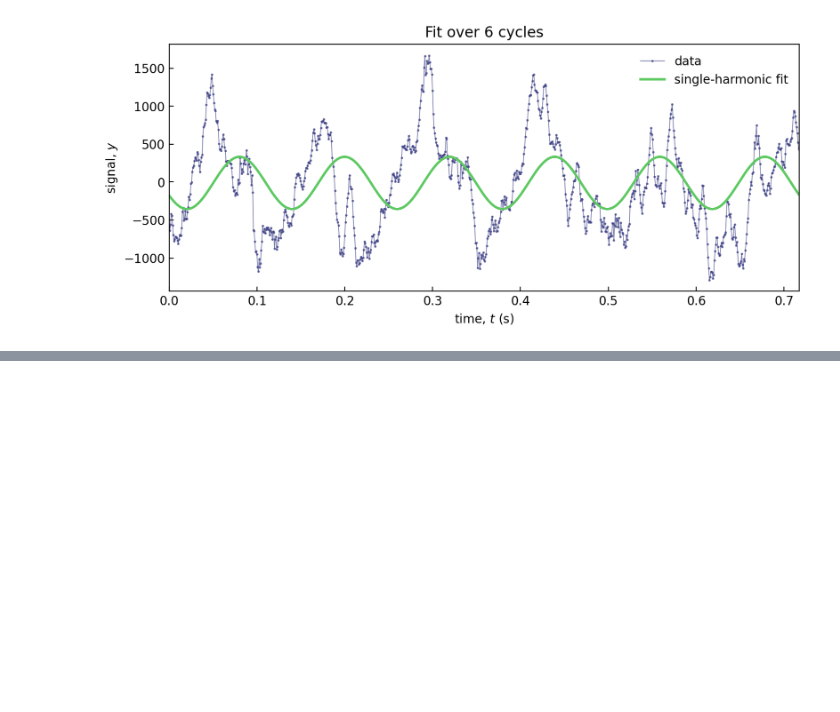
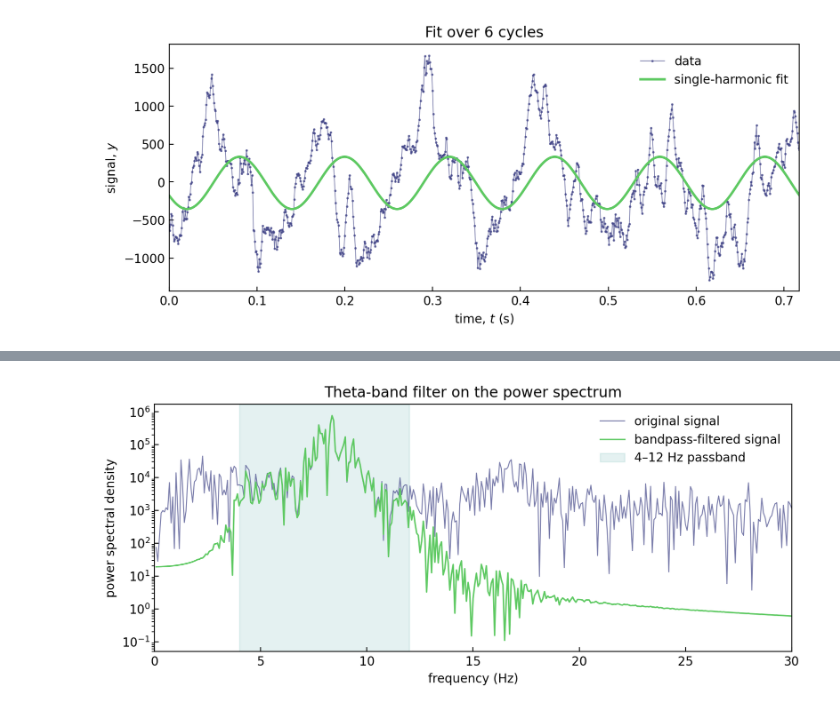
Before and after one commit to bishopgroup/phase-bayes, a Jupyter notebook: MethodComparisons/FFT.ipynb, the cells around one changed output, grey strips where cells are left out. Cells and saved outputs as stored; diff of their text form; code cells hidden in the pictures; blank space fills up the shorter version.

```diff
--- a/MethodComparisons/FFT.ipynb
+++ b/MethodComparisons/FFT.ipynb
@@ -230,0 +277,37 @@ plt.show()
+# %%
+filtered_fft_values = np.fft.rfft(theta_signal)
+filtered_power_spectrum = (
+    np.abs(filtered_fft_values) ** 2 / (sampling_frequency * theta_signal.size)
+)
+filtered_power_spectrum[1:-1] *= 2
+
+fig, ax = plt.subplots(figsize=(8, 3.5), constrained_layout=True)
+spectrum_window = (frequencies > 0) & (frequencies <= 30)
+ax.semilogy(
+    frequencies[spectrum_window],
+    power_spectrum[spectrum_window],
+    color=cmap(0.2),
+    lw=0.8,
+    alpha=0.7,
+    label='original signal',
+)
+ax.semilogy(
+    frequencies[spectrum_window],
+    filtered_power_spectrum[spectrum_window],
+    color=cmap(0.75),
+    lw=1.2,
+    label='bandpass-filtered signal',
+)
+ax.axvspan(*theta_band, color=cmap(0.5), alpha=0.12, label='4–12 Hz passband')
+
+ax.set(
+    xlabel='frequency (Hz)',
+    ylabel='power spectral density',
+    title='Theta-band filter on the power spectrum',
+    xlim=(0, 30),
+)
+ax.tick_params(direction='in')
+ax.legend(frameon=False)
+plt.show()
+# %% [output]
+[figure, added]
```
Also changed, not shown: parts of 8 cells of this notebook.
